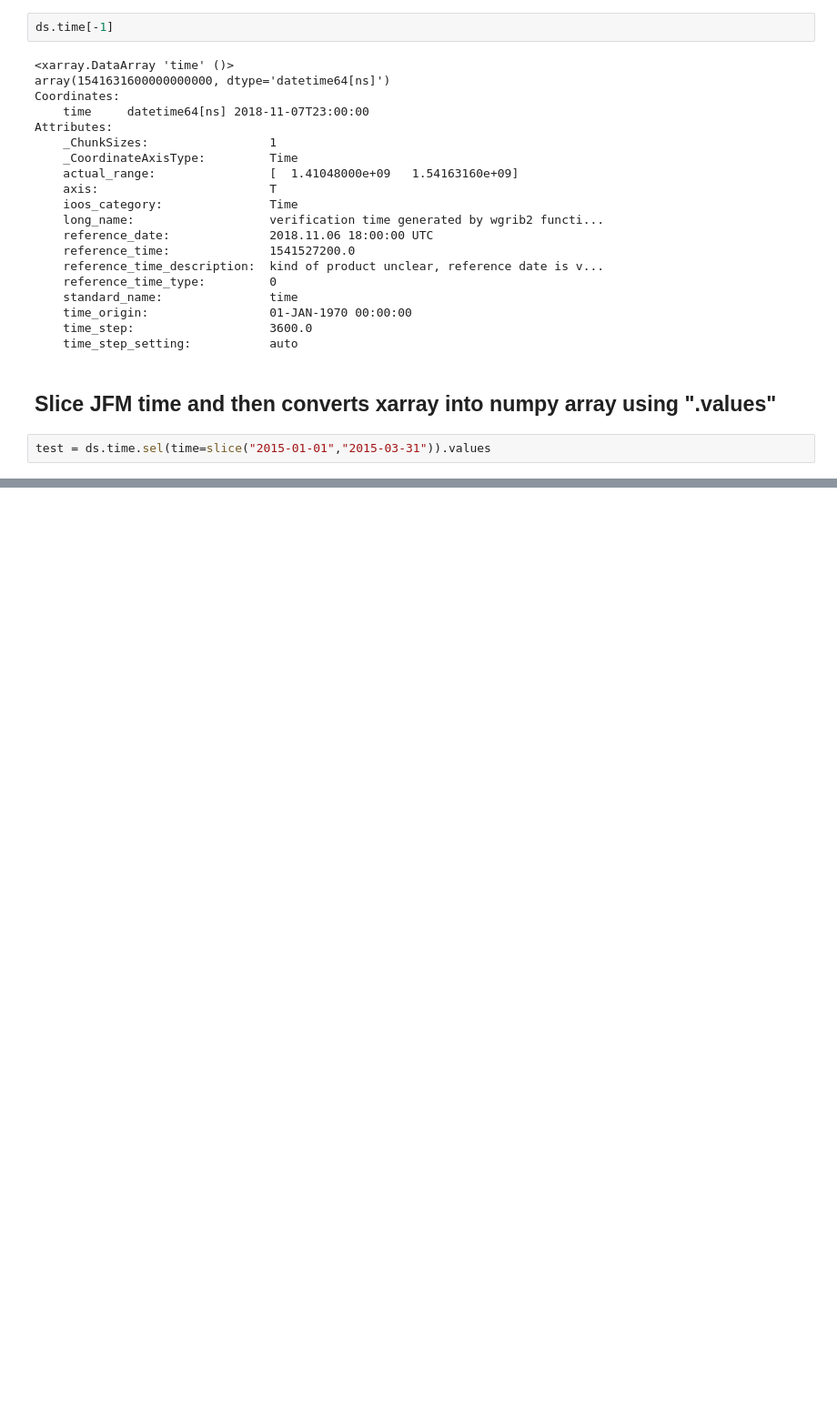
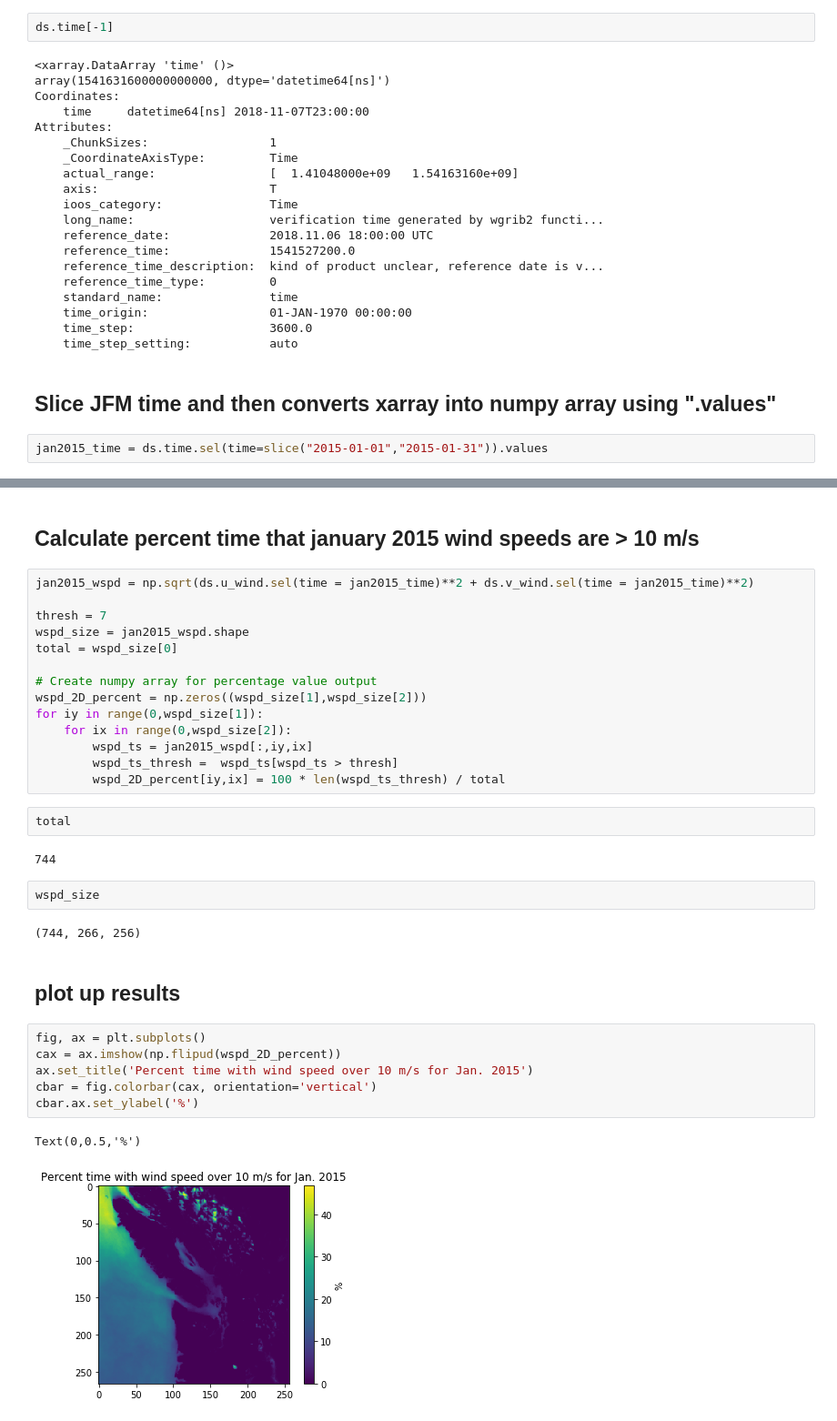
Before and after one commit to MIDOSS/analysis-rachael, a Jupyter notebook: notebooks/learning/Salish_Winds_JFM.ipynb, the cells around one changed output, grey strips where cells are left out. Shown at 91% size. Cells and saved outputs as stored; diff of their text form; blank space fills up the shorter version.

Commit message:
tried implimenting date referencing to allow for using numeric dates rather than strings.  Final plot shows that my indexing isn't correct with this method

```diff
--- a/notebooks/learning/Salish_Winds_JFM.ipynb
+++ b/notebooks/learning/Salish_Winds_JFM.ipynb
@@ -75,4 +75,4 @@ Attributes:
 # %% [markdown]
 ## Slice JFM time and then converts xarray into numpy array using ".values"
 # %%
-test = ds.time.sel(time=slice("2015-01-01","2015-03-31")).values
+jan2015_time = ds.time.sel(time=slice("2015-01-01","2015-01-31")).values
@@ -104,0 +79,35 @@ Attributes:
+# %% [markdown]
+## Calculate percent time that january 2015 wind speeds are > 10 m/s
+# %%
+jan2015_wspd = np.sqrt(ds.u_wind.sel(time = jan2015_time)**2 + ds.v_wind.sel(time = jan2015_time)**2)
+
+thresh = 7
+wspd_size = jan2015_wspd.shape
+total = wspd_size[0]
+
+# Create numpy array for percentage value output
+wspd_2D_percent = np.zeros((wspd_size[1],wspd_size[2]))
+for iy in range(0,wspd_size[1]):
+    for ix in range(0,wspd_size[2]):
+        wspd_ts = jan2015_wspd[:,iy,ix]
+        wspd_ts_thresh =  wspd_ts[wspd_ts > thresh]
+        wspd_2D_percent[iy,ix] = 100 * len(wspd_ts_thresh) / total
+# %%
+total
+# %% [output]
+744
+# %%
+wspd_size
+# %% [output]
+(744, 266, 256)
+# %% [markdown]
+## plot up results
+# %%
+fig, ax = plt.subplots()
+cax = ax.imshow(np.flipud(wspd_2D_percent))
+ax.set_title('Percent time with wind speed over 10 m/s for Jan. 2015')
+cbar = fig.colorbar(cax, orientation='vertical')
+cbar.ax.set_ylabel('%')
+# %% [output]
+Text(0,0.5,'%')
+[figure, added]
```
Also changed, not shown: parts of 12 cells of this notebook.
